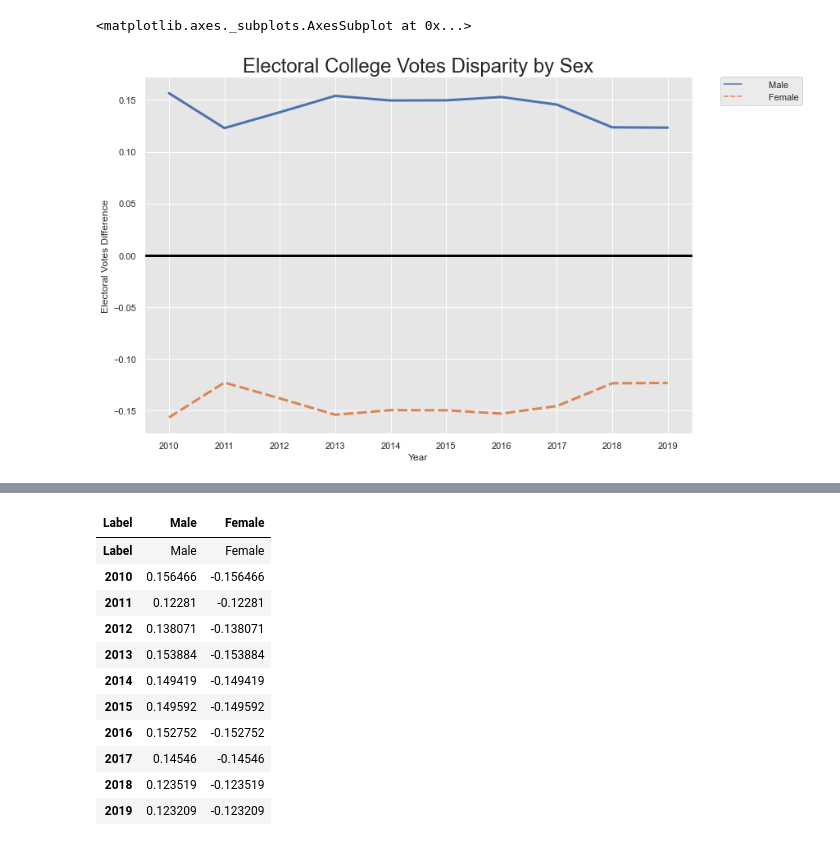
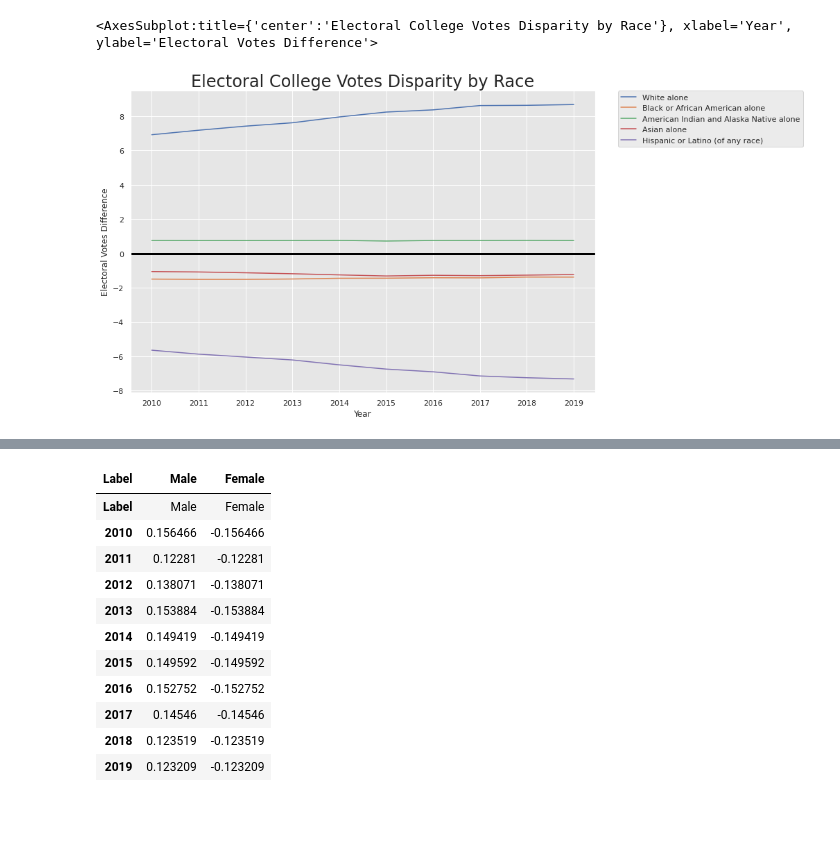
Before and after one commit to arefmalek/Electoral_census, a Jupyter notebook: scripts/composites.ipynb, the cells around one changed output, grey strips where cells are left out. Saved outputs shown, nothing was run; the diff lists cells and outputs as text; code cells hidden in the pictures; blank space fills up the shorter version.

```diff
--- a/scripts/composites.ipynb
+++ b/scripts/composites.ipynb
@@ -27,32 +32,25 @@ comp
 # %%
-def plotter(temp, plot_topic):
-    temp = temp.set_index("Label")
-    temp = temp.transpose()
-
+def plot(demographic, title):
     sns.set(rc={'figure.figsize':(12,8)})
 
     # sns.set(style="whitegrid") #White background
     sns.set_style("darkgrid", {"axes.facecolor": ".9"}) #grey background
-
-    g = sns.lineplot(data = temp,linestyle = '-', linewidth = 3)
+    g = sns.lineplot(data=demographic.T, dashes = False)
     plt.legend(bbox_to_anchor=(1.05, 1), loc=2, borderaxespad=0.)
 
     #axis line at y=0
     g.axhline(0, color = 'black', linewidth = 3)
 
     #labels + title
-    g.set_title("Electoral College Votes Disparity by " + plot_topic, size=24)
-    g.set(xlabel='Year', ylabel= "Electoral Votes Difference")
+    g.set_title("Electoral College Votes Disparity by " + title, size=24)
+    g.set(xlabel='Year', ylabel='Electoral Votes Difference')
     return g
-
-def gender(data):
-    return plotter(data[1:3], "Sex")
-
-def age(data):
-    return plotter(data[8:14], "Age")
-
-
-gender(comp)
-# %% [output]
-<matplotlib.axes._subplots.AxesSubplot at 0x...>
-[figure, removed]
+# %%
+race = comp.loc["White alone":"Asian alone"].append(comp.loc["Hispanic or Latino (of any race)"])
+gender = comp.loc["Male":"Female"]
+age = comp.loc["15 to 19 years": "75 to 84 years"]
+# %%
+plot(race, "Race")
+# %% [output]
+<AxesSubplot:title={'center':'Electoral College Votes Disparity by Race'}, xlabel='Year', ylabel='Electoral Votes Difference'>
+[figure, added]
```
Also changed, not shown: parts of 6 cells of this notebook, 2 other files.
